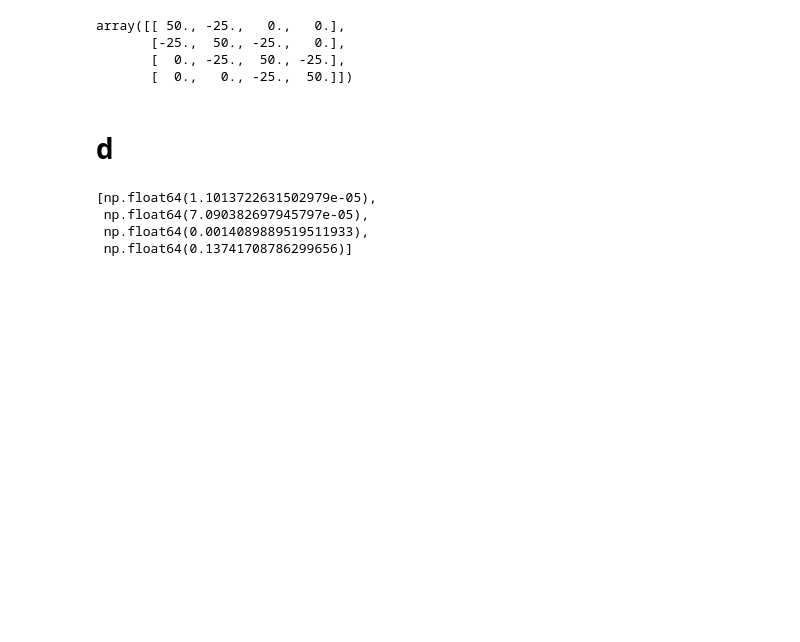
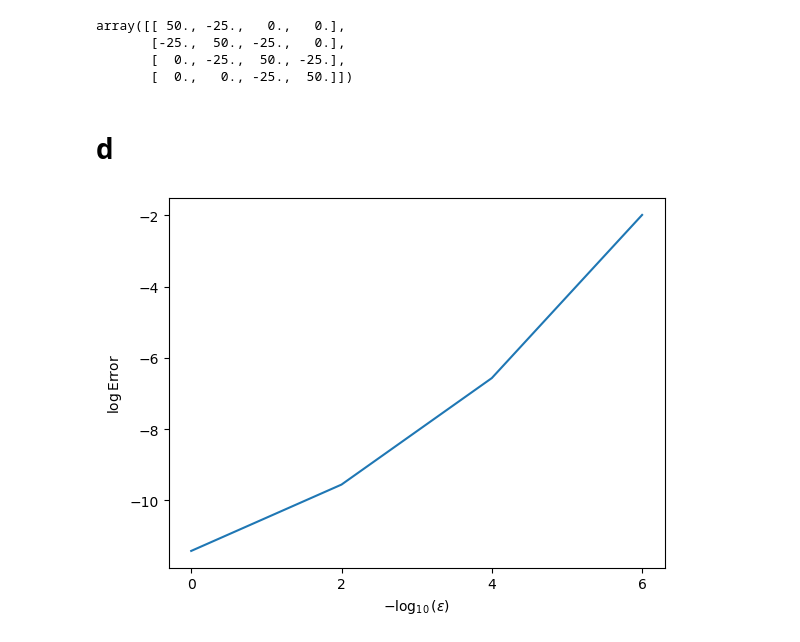
Before and after one commit to AustinZhang1024/Numerik-II, a Jupyter notebook: Exercise 06/ex06_3.ipynb, the cells around one changed output. Drawn from its saved outputs; the diff is of its cells as text; code cells hidden in the pictures; blank space fills up the shorter version.

```diff
--- a/Exercise 06/ex06_3.ipynb
+++ b/Exercise 06/ex06_3.ipynb
@@ -144,16 +144,18 @@ def gen_error(n, h, a, b, epsilon):
 # %%
 a = np.float16(0)
 b = np.float16(0)
 n = 128
 h = np.float64(1 / n)
 
 epsilons = np.array([10**-i for i in [0, 2, 4, 6]])
 
 errs = [gen_error(n, h, a, b, epsilon) for epsilon in epsilons]
 
-errs
+plt.plot([0, 2, 4, 6], np.log(errs))
+plt.xlabel(r"$-\log_{10}(\epsilon)$")
+plt.xticks([0, 2, 4, 6])
+plt.ylabel(r"$\log\text{Error}$")
+
+plt.savefig("d.png", dpi=300)
 # %% [output]
-[np.float64(1.1013722631502979e-05),
- np.float64(7.090382697945797e-05),
- np.float64(0.0014089889519511933),
- np.float64(0.13741708786299656)]
+[figure, added]
```
Also changed, not shown: 7 other files.
